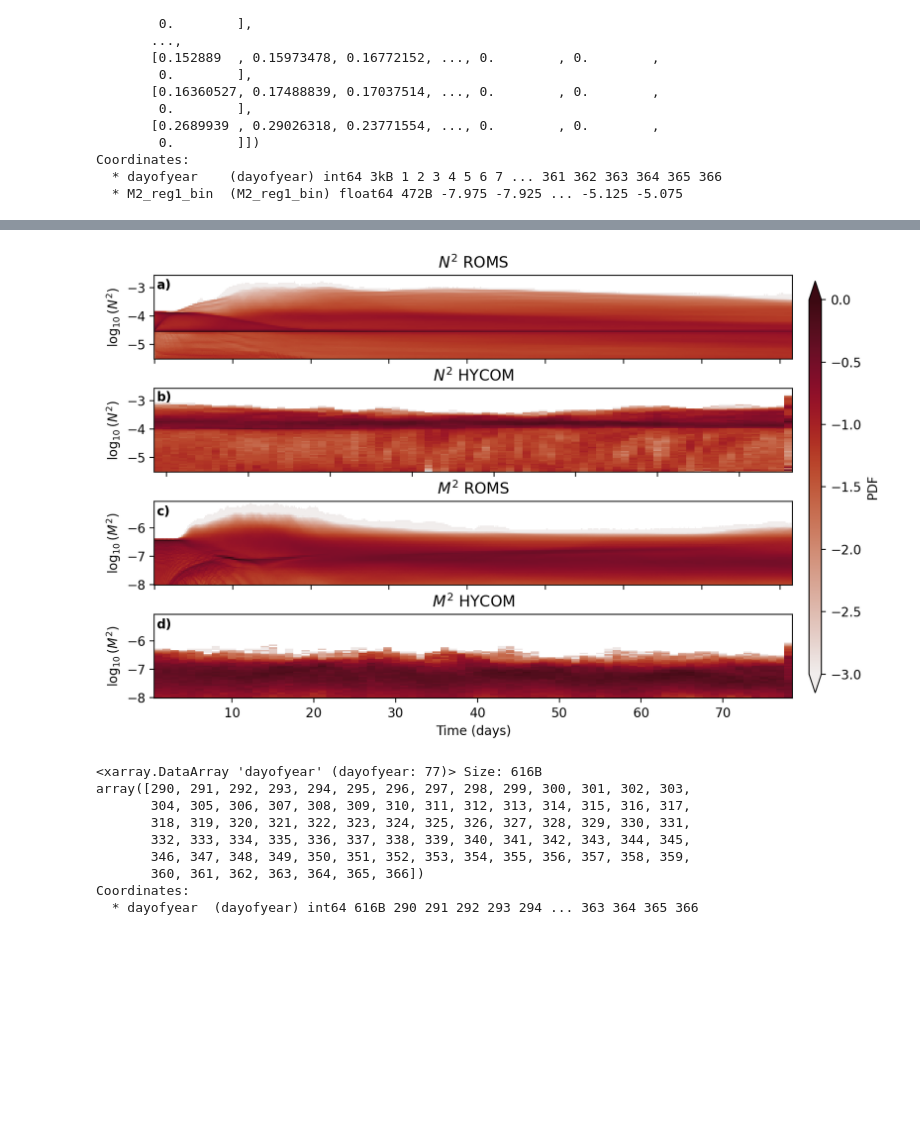
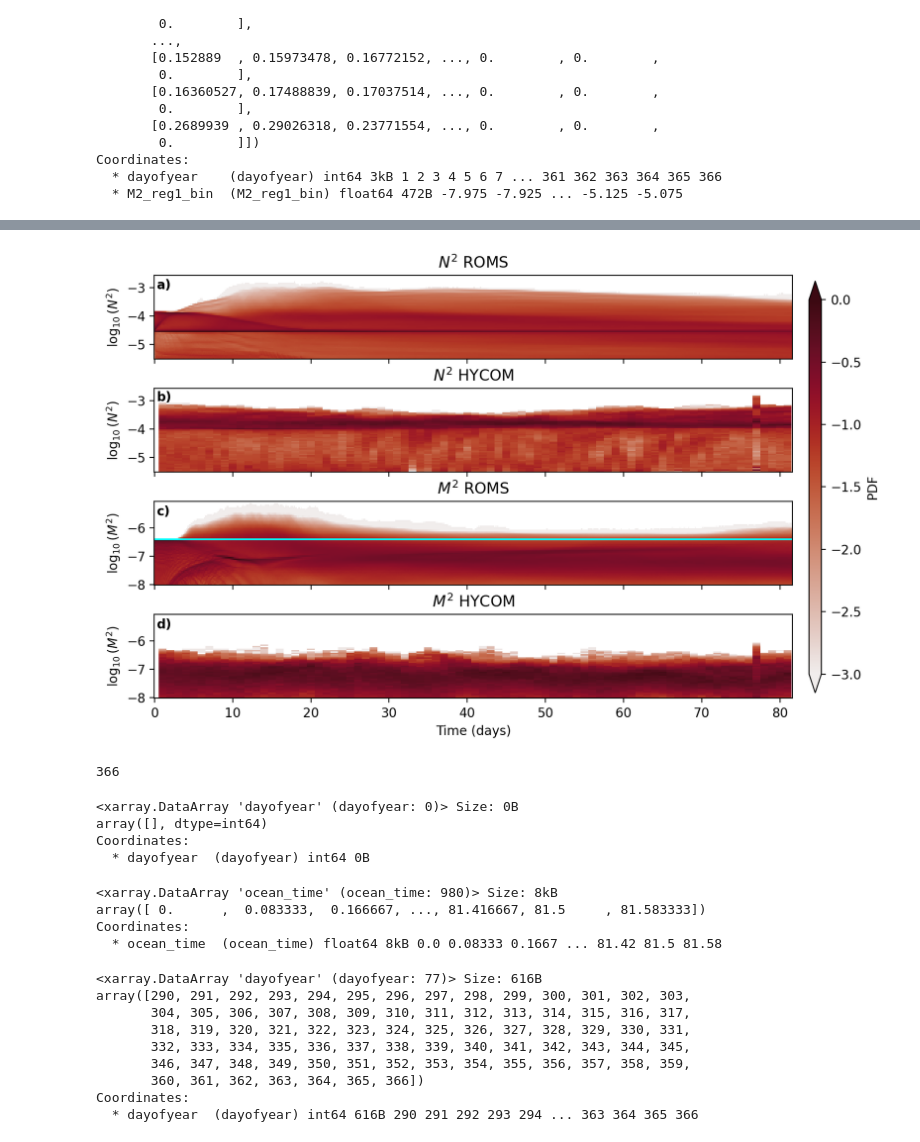
Before and after one commit to bundzis/beaufort_jet, a Jupyter notebook: Scripts/Analysis/plot_timeseries_M2_N2.ipynb, the cells around one changed output, grey strips where cells are left out. Drawn from its saved outputs; the diff is of its cells as text; code cells hidden in the pictures; blank space fills up the shorter version.

```diff
--- a/Scripts/Analysis/plot_timeseries_M2_N2.ipynb
+++ b/Scripts/Analysis/plot_timeseries_M2_N2.ipynb
@@ -1366,7 +1577,7 @@ g = 9.81 # m/s2
 # %%
 # Calculate density
 rho_reg1 = R0*(1 - (TCOEF * (temp_doy_reg1 - T0)) + (SCOEF * (salt_doy_reg1 - S0)))
-rho.name = 'rho'
+rho_reg1.name = 'rho'
 # %%
 # Calculate buoyancy
 buoy_reg1 = (g*(rho_reg1-R0))/(R0)
@@ -1571,11 +1782,11 @@ Coordinates:
 # Shift to start on October 15 for comparison with ROMS
 oct_15_idx = 289
 
-# m2_pdf_hycom_pt1 = m2_pdf_hycom[(oct_15_idx+1):,:]
-# m2_pdf_hycom_pt2 = m2_pdf_hycom[:(oct_15_idx+1)]
-# n2_pdf_hycom_pt1 = n2_pdf_hycom[(oct_15_idx+1):,:]
-# n2_pdf_hycom_pt2 = n2_pdf_hycom[:(oct_15_idx+1)]
+m2_pdf_hycom_pt1 = m2_pdf_hycom.isel(dayofyear=slice(oct_15_idx, None))  #[(oct_15_idx+1):,:]
+m2_pdf_hycom_pt2 = m2_pdf_hycom.isel(dayofyear=slice(0, 4))  #[:(oct_15_idx+1)]
+n2_pdf_hycom_pt1 = n2_pdf_hycom.isel(dayofyear=slice(oct_15_idx, None))  #[(oct_15_idx+1):,:]
+n2_pdf_hycom_pt2 = n2_pdf_hycom.isel(dayofyear=slice(0, 4))  #[:(oct_15_idx+1)]
 
-# # Now combine/append these two parts to get a ~9 month time series
-# m2_pdf_hycom_oct_start = np.concatenate((m2_pdf_hycom_pt1, m2_pdf_hycom_pt2))
-# n2_pdf_hycom_oct_start = np.concatenate((n2_pdf_hycom_pt1, n2_pdf_hycom_pt2))
+# Now combine/append these two parts to get a ~9 month time series
+m2_pdf_hycom_oct_start = xr.concat([m2_pdf_hycom_pt1, m2_pdf_hycom_pt2], dim='dayofyear')
+n2_pdf_hycom_oct_start = xr.concat([n2_pdf_hycom_pt1, n2_pdf_hycom_pt2], dim='dayofyear')
@@ -1590,13 +1815,14 @@ oct_15_idx = 289
 # Make time to use
 daily_datetimes_shifted = pd.date_range(start='2000-10-15', periods=366, freq='D')
 # Make generic days of year/days of run
-days_of_run = np.arange(1, 83, 1)
+days_of_run = np.arange(1, 82, 1)
 # %%
 # Plot the comparison?
 
 
 # Make the figure
-fig, ax = plt.subplots(4, figsize=(9, 6), dpi=200)
+fig, ax = plt.subplots(4, figsize=(9, 6), dpi=200,
+                       sharex=True)
 
 # Plot N2 - ROMS
 p1 = ax[0].pcolormesh(
@@ -1610,12 +1836,14 @@ p1 = ax[0].pcolormesh(
 # Make a colorbar
 # cbar1 = fig.colorbar(p1, ax=ax[0], extend='both')
 # cbar1.set_label('PDF')
+# Add line for inital value
+#ax[0].axhline(y=np.log10(4e-3), color='cyan')
 
 # Plot N2 - HYCOM
 p1 = ax[1].pcolormesh(
-    salt_doy_reg1.dayofyear[288:370],
+    days_of_run,
     n2_bins[:-1],
-    np.log10(n2_pdf_hycom[288:370,:].T.where(n2_pdf_hycom[288:370,:].T > 0)),
+    np.log10(n2_pdf_hycom_oct_start.T.where(n2_pdf_hycom_oct_start.T > 0)),
     shading='auto',
     cmap=cmo.amp,
     vmin=-3, vmax=0
@@ -1633,49 +1861,68 @@ p2 = ax[2].pcolormesh(
     cmap=cmo.amp,
     vmin=-3, vmax=0
 )
+# Add line for inital value
+ax[2].axhline(y=np.log10(4e-7), color='cyan')
 
 # Plot M2 - HYCOM
 p2 = ax[3].pcolormesh(
-    salt_doy_reg1.dayofyear[288:370]-288, # to get values to show the right/in terms of days
+    days_of_run, # to get values to show the right/in terms of days
     m2_bins[:-1],
-    np.log10(m2_pdf_hycom[288:370,:].T.where(m2_pdf_hycom[288:370,:].T > 0)),
+    np.log10(m2_pdf_hycom_oct_start.T.where(m2_pdf_hycom_oct_start.T > 0)),
     shading='auto',
     cmap=cmo.amp,
     vmin=-3, vmax=0
 )
 # Make a colorbar
 cbar1_ax = fig.add_axes([0.92, 0.12, 0.015, 0.75])
 cbar2 = fig.colorbar(p2, extend='both', cax=cbar1_ax)
 cbar2.set_label('PDF')
 
-ax[0].set_xticklabels('')
-ax[1].set_xticklabels('')
-ax[2].set_xticklabels('')
+
+ax[3].tick_params(axis="x", labelbottom=True)
 ax[3].set_xlabel('Time (days)')
 ax[0].set_ylabel(r'$\log_{10}(N^2)$')
 ax[1].set_ylabel(r'$\log_{10}(N^2)$')
 ax[2].set_ylabel(r'$\log_{10}(M^2)$')
 ax[3].set_ylabel(r'$\log_{10}(M^2)$')
 #fig.text(0.06, 0.60, r'$\log_{10}(N^2)$', rotation=90)
 #fig.text(0.06, 0.20, r'$\log_{10}(M^2)$', rotation=90)
 
 # Add titles
 ax[0].set_title('$N^{2}$ ROMS')
 ax[1].set_title('$N^{2}$ HYCOM')
 ax[2].set_title('$M^{2}$ ROMS')
 ax[3].set_title('$M^{2}$ HYCOM')
 
 fig.subplots_adjust(hspace=0.35)
 
 # Add subplot labels
 fig.text(0.128, 0.855, 'a)', color='black', weight='bold')
 fig.text(0.128, 0.651, 'b)', color='black', weight='bold')
 fig.text(0.128, 0.443, 'c)', color='black', weight='bold')
 fig.text(0.128, 0.237, 'd)', color='black', weight='bold')
 
 plt.show()
 # %% [output]
-[figure, old version]
+[figure, new version]
+# %%
+len(m2_pdf_hycom[:,0])
+# %% [output]
+366
+# %%
+salt_doy_reg1.dayofyear[288:8]-288
+# %% [output]
+<xarray.DataArray 'dayofyear' (dayofyear: 0)> Size: 0B
+array([], dtype=int64)
+Coordinates:
+  * dayofyear  (dayofyear) int64 0B
+# %%
+roms_M2_N2_u3c4_keps.ocean_time
+# %% [output]
+<xarray.DataArray 'ocean_time' (ocean_time: 980)> Size: 8kB
+array([ 0.      ,  0.083333,  0.166667, ..., 81.416667, 81.5     , 81.583333])
+Coordinates:
+  * ocean_time  (ocean_time) float64 8kB 0.0 0.08333 0.1667 ... 81.42 81.5 81.58
 # %%
 salt_doy_reg1.dayofyear[289:370]
 # %% [output]
```
Also changed, not shown: parts of 4 cells of this notebook.
